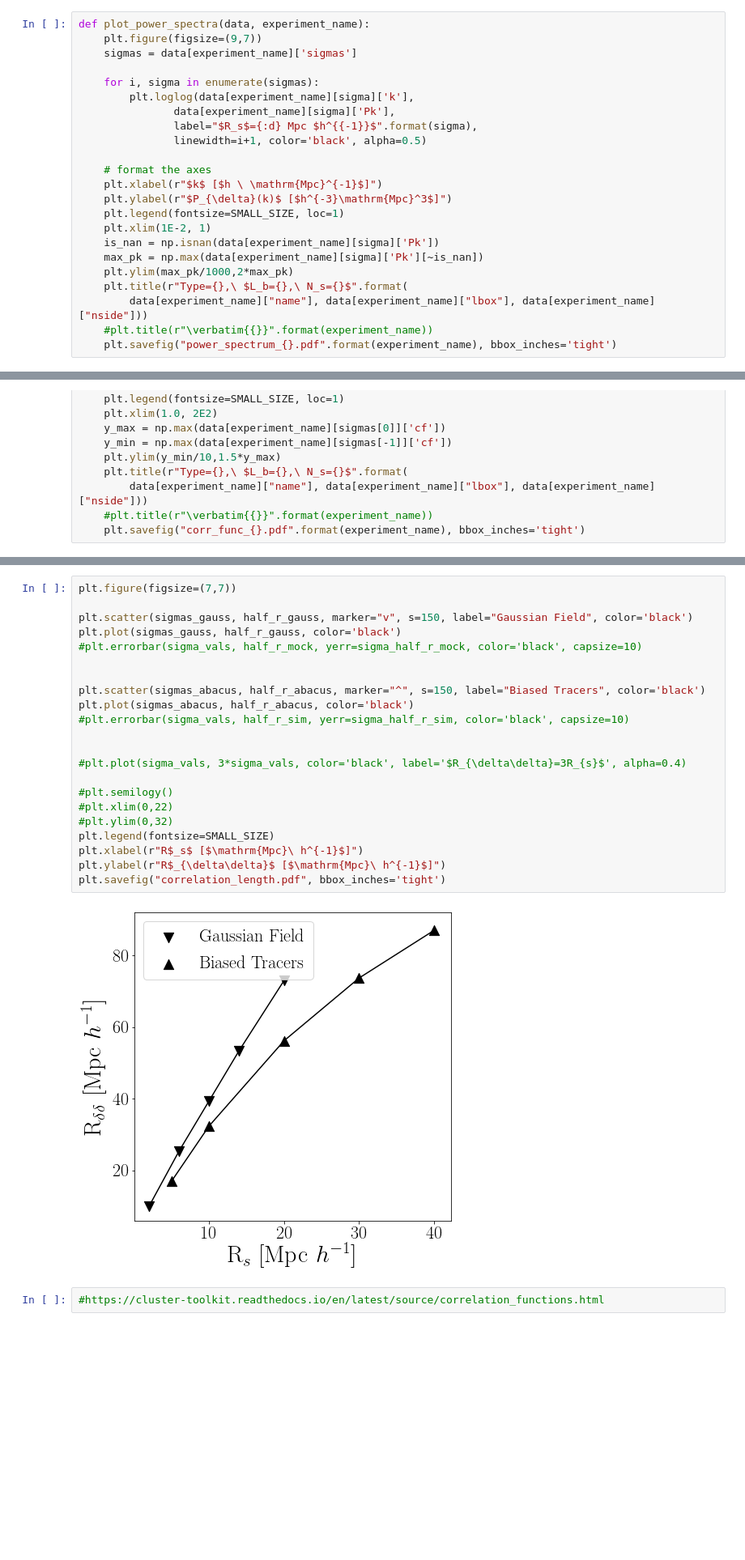
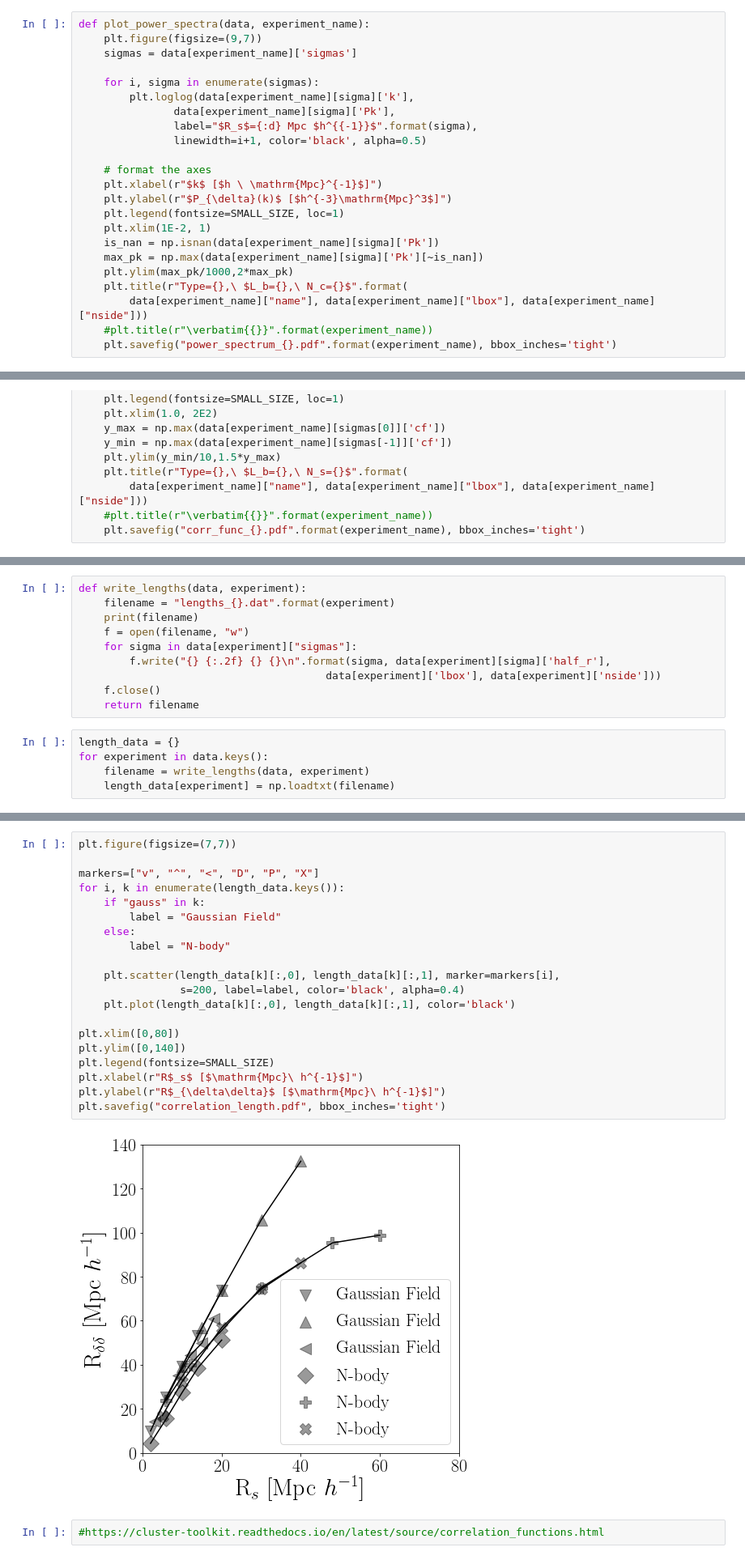
Before and after one commit to astroandes/WatershedDivergenceSuperclusters, a Jupyter notebook: nb/power_spectrum.ipynb, the cells around one changed output, grey strips where cells are left out. Shown at 81% size. Drawn from its saved outputs; the diff is of its cells as text; blank space fills up the shorter version.

Commit message:
updated plots

```diff
--- a/nb/power_spectrum.ipynb
+++ b/nb/power_spectrum.ipynb
@@ -158,7 +163,7 @@ def plot_power_spectra(data, experiment_name):
     is_nan = np.isnan(data[experiment_name][sigma]['Pk'])
     max_pk = np.max(data[experiment_name][sigma]['Pk'][~is_nan])
     plt.ylim(max_pk/1000,2*max_pk)
-    plt.title(r"Type={},\ $L_b={},\ N_s={}$".format(
+    plt.title(r"Type={},\ $L_b={},\ N_c={}$".format(
         data[experiment_name]["name"], data[experiment_name]["lbox"], data[experiment_name]["nside"]))
     #plt.title(r"\verbatim{{}}".format(experiment_name))
     plt.savefig("power_spectrum_{}.pdf".format(experiment_name), bbox_inches='tight')
@@ -232,0 +210,15 @@ np.savetxt("correlation_length_abacus.dat", A.T, fmt="%.1f",
+# %%
+def write_lengths(data, experiment):
+    filename = "lengths_{}.dat".format(experiment)
+    print(filename)
+    f = open(filename, "w")
+    for sigma in data[experiment]["sigmas"]:
+        f.write("{} {:.2f} {} {}\n".format(sigma, data[experiment][sigma]['half_r'],
+                                       data[experiment]['lbox'], data[experiment]['nside']))
+    f.close()
+    return filename
+# %%
+length_data = {}
+for experiment in data.keys():
+    filename = write_lengths(data, experiment)
+    length_data[experiment] = np.loadtxt(filename)
@@ -233,27 +236,25 @@ np.savetxt("correlation_length_abacus.dat", A.T, fmt="%.1f",
 # %%
 plt.figure(figsize=(7,7))
 
-plt.scatter(sigmas_gauss, half_r_gauss, marker="v", s=150, label="Gaussian Field", color='black')
-plt.plot(sigmas_gauss, half_r_gauss, color='black')
-#plt.errorbar(sigma_vals, half_r_mock, yerr=sigma_half_r_mock, color='black', capsize=10)
+markers=["v", "^", "<", "D", "P", "X"]
+for i, k in enumerate(length_data.keys()):
+    if "gauss" in k:
+        label = "Gaussian Field"
+    else:
+        label = "N-body"
 
+    plt.scatter(length_data[k][:,0], length_data[k][:,1], marker=markers[i],
+                s=200, label=label, color='black', alpha=0.4)
+    plt.plot(length_data[k][:,0], length_data[k][:,1], color='black')
 
-plt.scatter(sigmas_abacus, half_r_abacus, marker="^", s=150, label="Biased Tracers", color='black')
-plt.plot(sigmas_abacus, half_r_abacus, color='black')
-#plt.errorbar(sigma_vals, half_r_sim, yerr=sigma_half_r_sim, color='black', capsize=10)
-
-
-#plt.plot(sigma_vals, 3*sigma_vals, color='black', label='$R_{\delta\delta}=3R_{s}$', alpha=0.4)
-
-#plt.semilogy()
-#plt.xlim(0,22)
-#plt.ylim(0,32)
+plt.xlim([0,80])
+plt.ylim([0,140])
 plt.legend(fontsize=SMALL_SIZE)
 plt.xlabel(r"R$_s$ [$\mathrm{Mpc}\ h^{-1}$]")
 plt.ylabel(r"R$_{\delta\delta}$ [$\mathrm{Mpc}\ h^{-1}$]")
 plt.savefig("correlation_length.pdf", bbox_inches='tight')
 # %% [output]
-[figure, old version]
+[figure, new version]
 # %%
 #https://cluster-toolkit.readthedocs.io/en/latest/source/correlation_functions.html
 # %%
```
Also changed, not shown: parts of 6 cells of this notebook.
